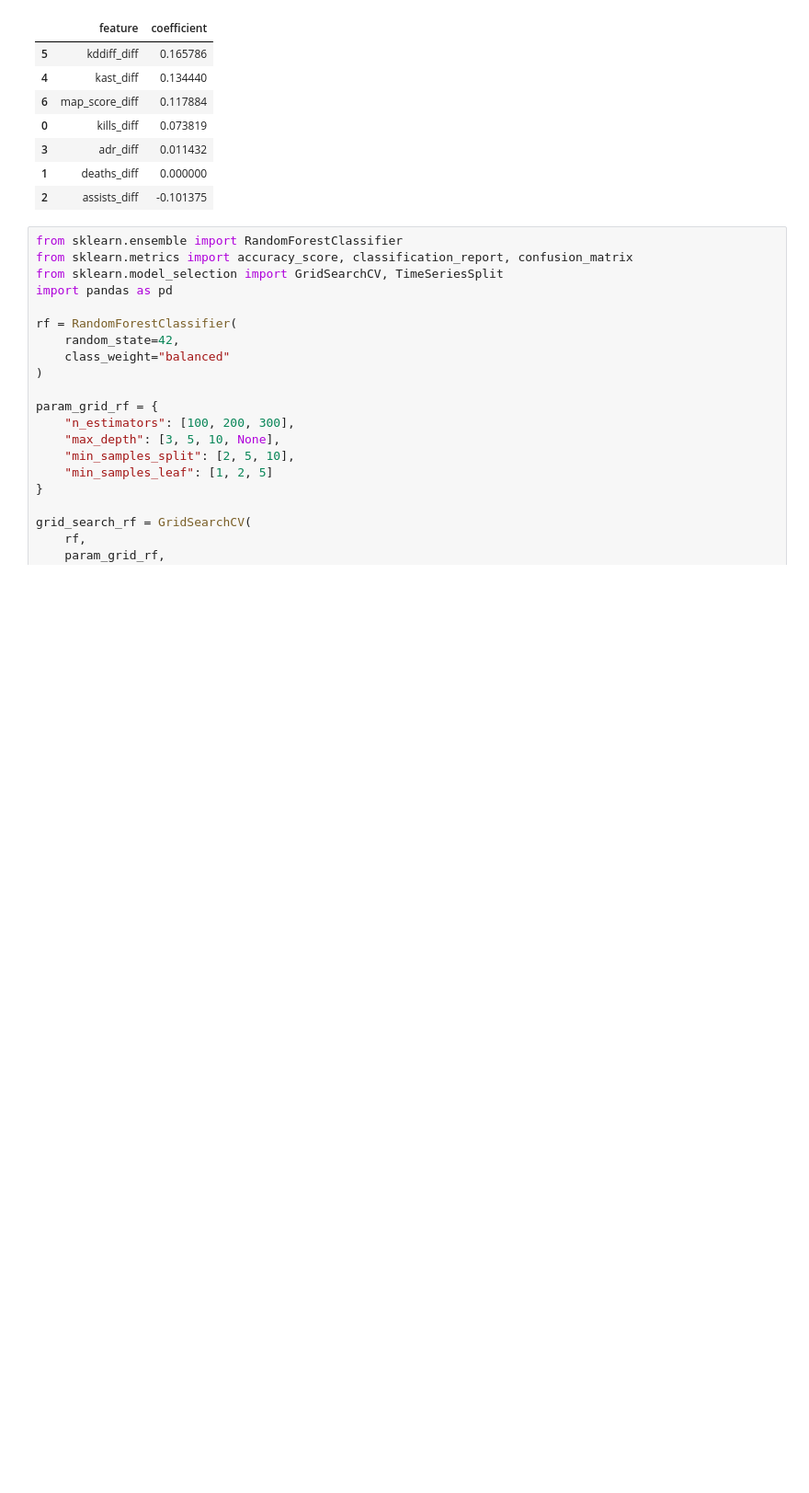
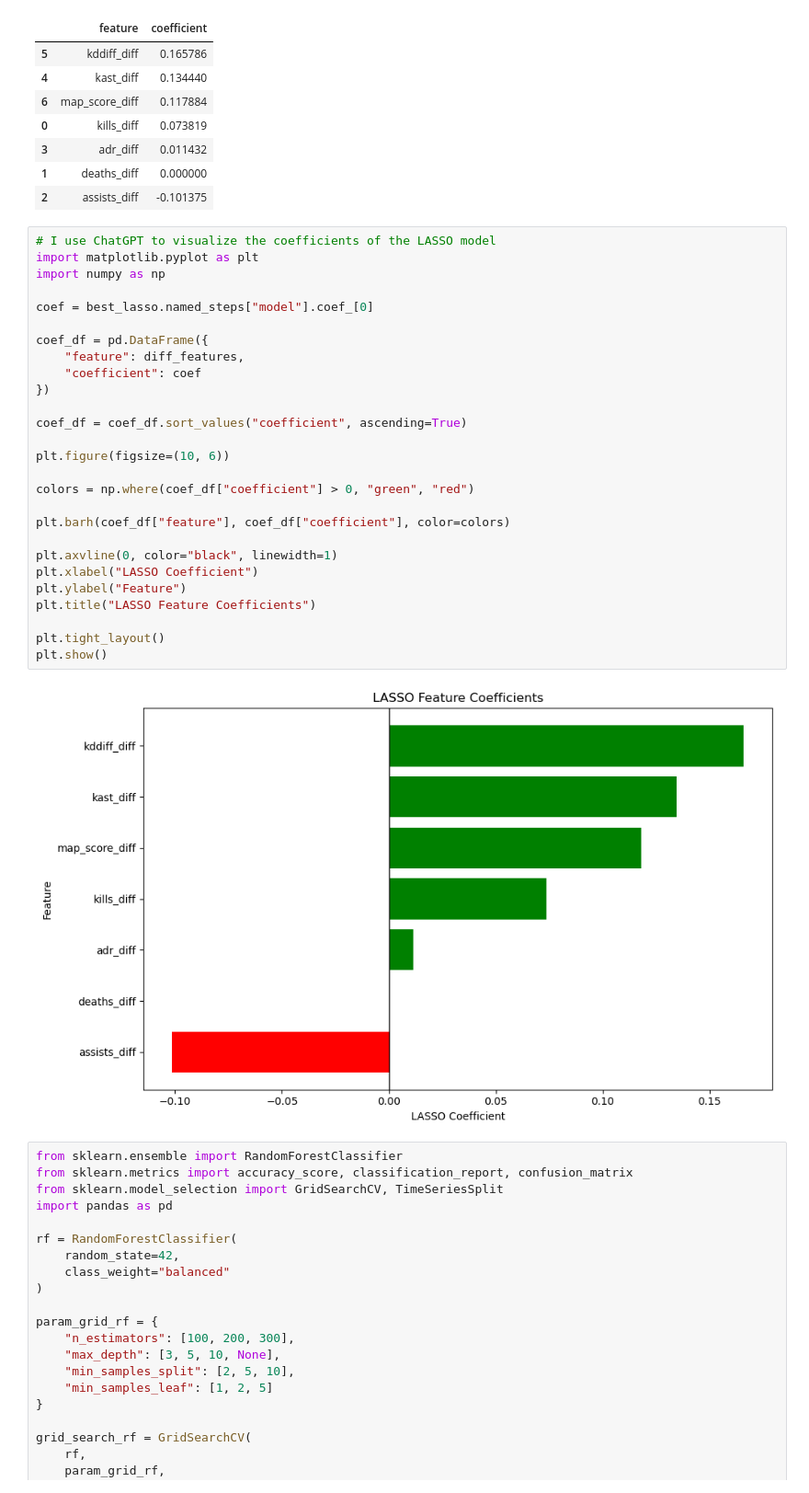
Before and after one commit to rhit-liub5/CSSE415Project, a Jupyter notebook: project/team_set/Borui_lasso_and_random_forest.ipynb, the cells around one changed output. Shown at 92% size. Saved outputs shown, nothing was run; the diff lists cells and outputs as text; blank space fills up the shorter version.

Commit message:
got plot

```diff
--- a/project/team_set/Borui_lasso_and_random_forest.ipynb
+++ b/project/team_set/Borui_lasso_and_random_forest.ipynb
@@ -181,6 +181,35 @@ coef_df
 | 3 | adr_diff | 0.011432 |
 | 1 | deaths_diff | 0.000000 |
 | 2 | assists_diff | -0.101375 |
+# %%
+# I use ChatGPT to visualize the coefficients of the LASSO model
+import matplotlib.pyplot as plt
+import numpy as np
+
+coef = best_lasso.named_steps["model"].coef_[0]
+
+coef_df = pd.DataFrame({
+    "feature": diff_features,
+    "coefficient": coef
+})
+
+coef_df = coef_df.sort_values("coefficient", ascending=True)
+
+plt.figure(figsize=(10, 6))
+
+colors = np.where(coef_df["coefficient"] > 0, "green", "red")
+
+plt.barh(coef_df["feature"], coef_df["coefficient"], color=colors)
+
+plt.axvline(0, color="black", linewidth=1)
+plt.xlabel("LASSO Coefficient")
+plt.ylabel("Feature")
+plt.title("LASSO Feature Coefficients")
+
+plt.tight_layout()
+plt.show()
+# %% [output]
+[figure, added]
 # %%
 from sklearn.ensemble import RandomForestClassifier
 from sklearn.metrics import accuracy_score, classification_report, confusion_matrix
```
